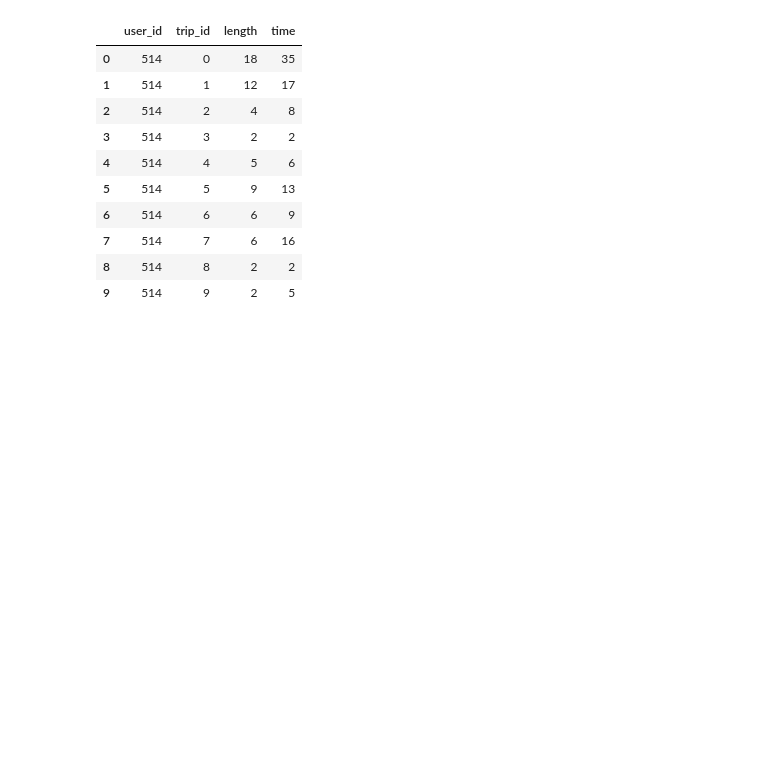
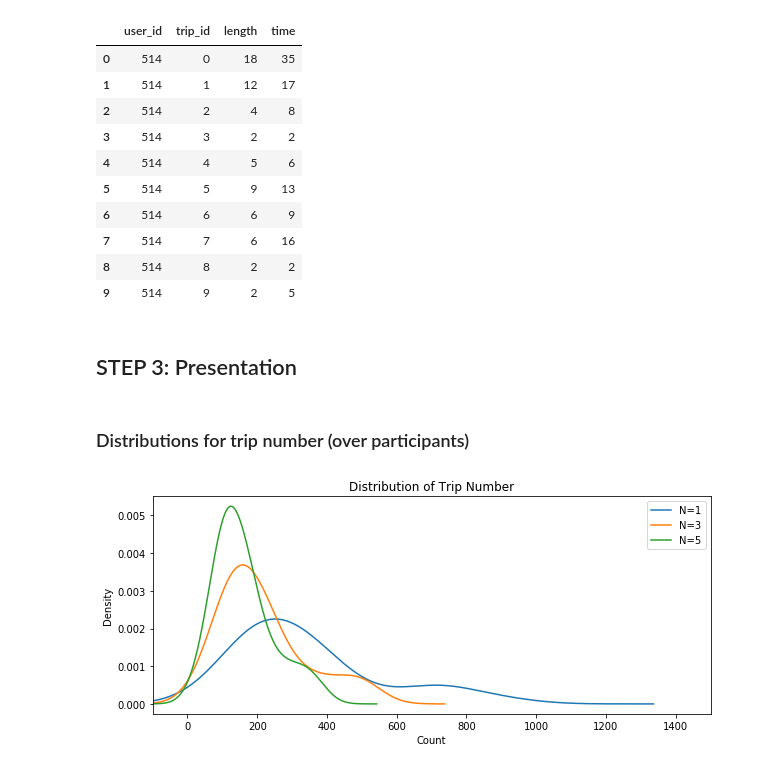
Before and after one commit to Minam7/CMPT826, a Jupyter notebook: HW2/Assignment2.ipynb, the cells around one changed output. Saved outputs shown, nothing was run; the diff lists cells and outputs as text; code cells hidden in the pictures; blank space fills up the shorter version.

Commit message:
hw2 step3

```diff
--- a/HW2/Assignment2.ipynb
+++ b/HW2/Assignment2.ipynb
@@ -416,3 +416,26 @@ trip_info_5.head(10)
 | 7 | 514 | 7 | 6 | 16 |
 | 8 | 514 | 8 | 2 | 2 |
 | 9 | 514 | 9 | 2 | 5 |
+# %% [markdown]
+##  STEP 3: Presentation
+# %% [markdown]
+### Distributions for trip number (over participants)
+# %%
+import matplotlib.pyplot as plt
+
+# merging all trip counts for users for different N
+trip_num = pd.merge(trip_num_1, trip_num_3, how='inner', on=['user_id'])
+trip_num = pd.merge(trip_num, trip_num_5, how='inner', on=['user_id'])
+trip_num = trip_num.drop(['user_id'], 1)
+trip_num = trip_num.rename(columns={'count_x': 'N=1',
+                                    'count_y': 'N=3',
+                                    'count': 'N=5'})
+
+plot = trip_num.plot.kde(figsize=(10, 4),
+                         bw_method=0.5)
+
+plot = plot.set(xlabel='Count',
+                xlim= (-100,1500),
+                title = 'Distribution of Trip Number')
+# %% [output]
+[figure, added]
```
Also changed, not shown: parts of 24 cells of this notebook, 3 other files.
